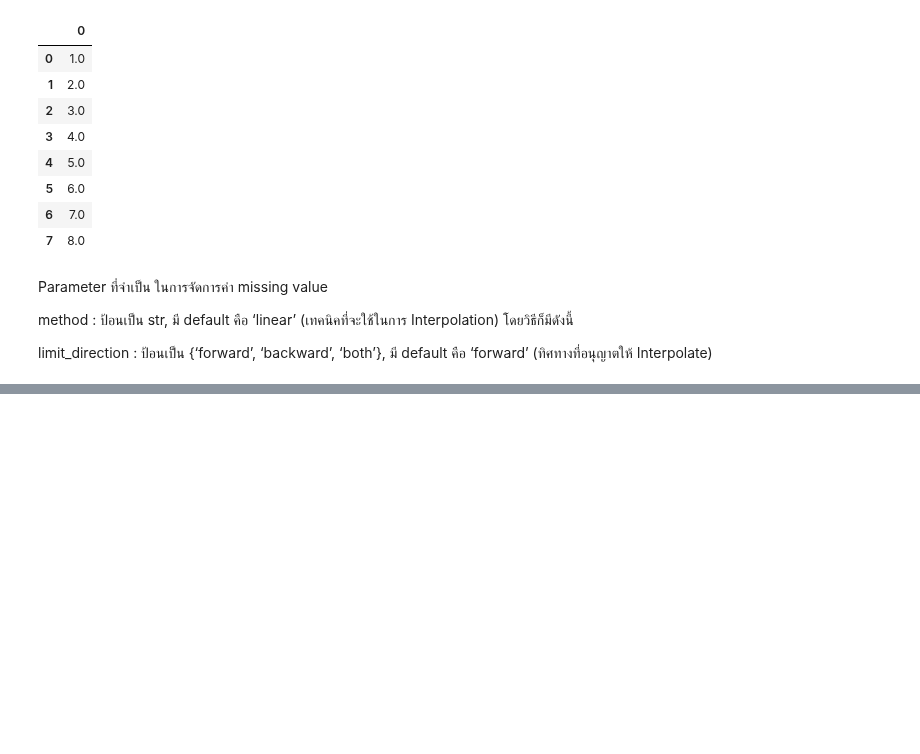
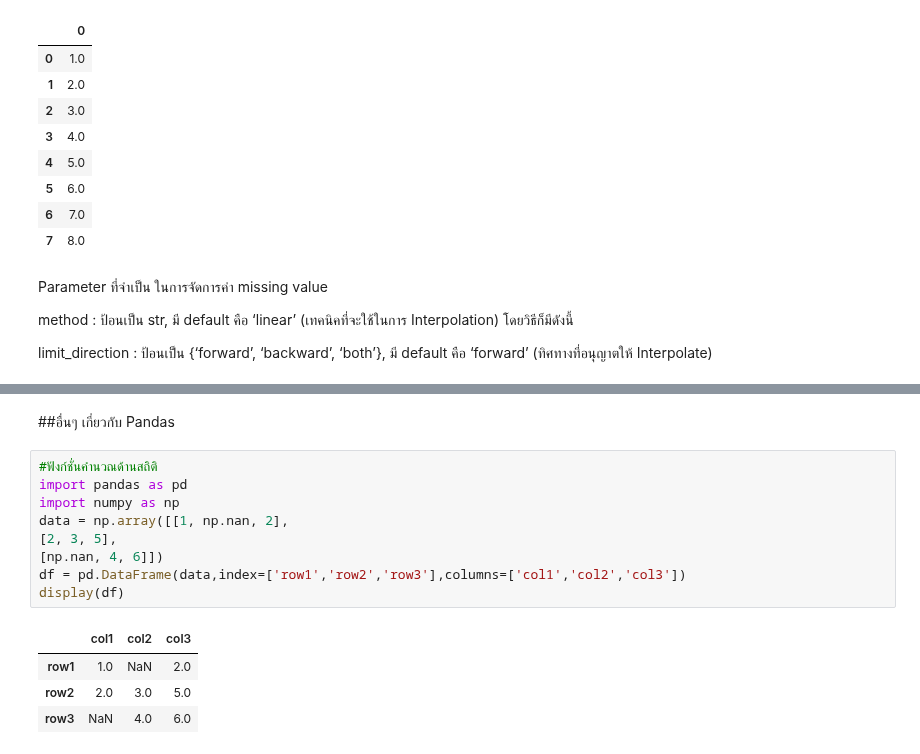
Before and after one commit to sucheerarighthere/BasicProg_DataViz65, a Jupyter notebook: midterm_cheat_sheet.ipynb, the cells around one changed output, grey strips where cells are left out. Drawn from its saved outputs; the diff is of its cells as text; blank space fills up the shorter version.

```diff
--- a/midterm_cheat_sheet.ipynb
+++ b/midterm_cheat_sheet.ipynb
@@ -1092,0 +1183,16 @@ limit_direction : ป้อนเป็น {‘forward’, ‘backward’, ‘bo
+# %% [markdown]
+##อื่นๆ เกี่ยวกับ Pandas
+# %%
+#ฟังก์ชั่นคำนวณด้านสถิติ
+import pandas as pd
+import numpy as np
+data = np.array([[1, np.nan, 2],
+[2, 3, 5],
+[np.nan, 4, 6]])
+df = pd.DataFrame(data,index=['row1','row2','row3'],columns=['col1','col2','col3'])
+display(df)
+# %% [output]
+|  | col1 | col2 | col3 |
+| row1 | 1.0 | NaN | 2.0 |
+| row2 | 2.0 | 3.0 | 5.0 |
+| row3 | NaN | 4.0 | 6.0 |
```
Also changed, not shown: parts of 6 cells of this notebook.
